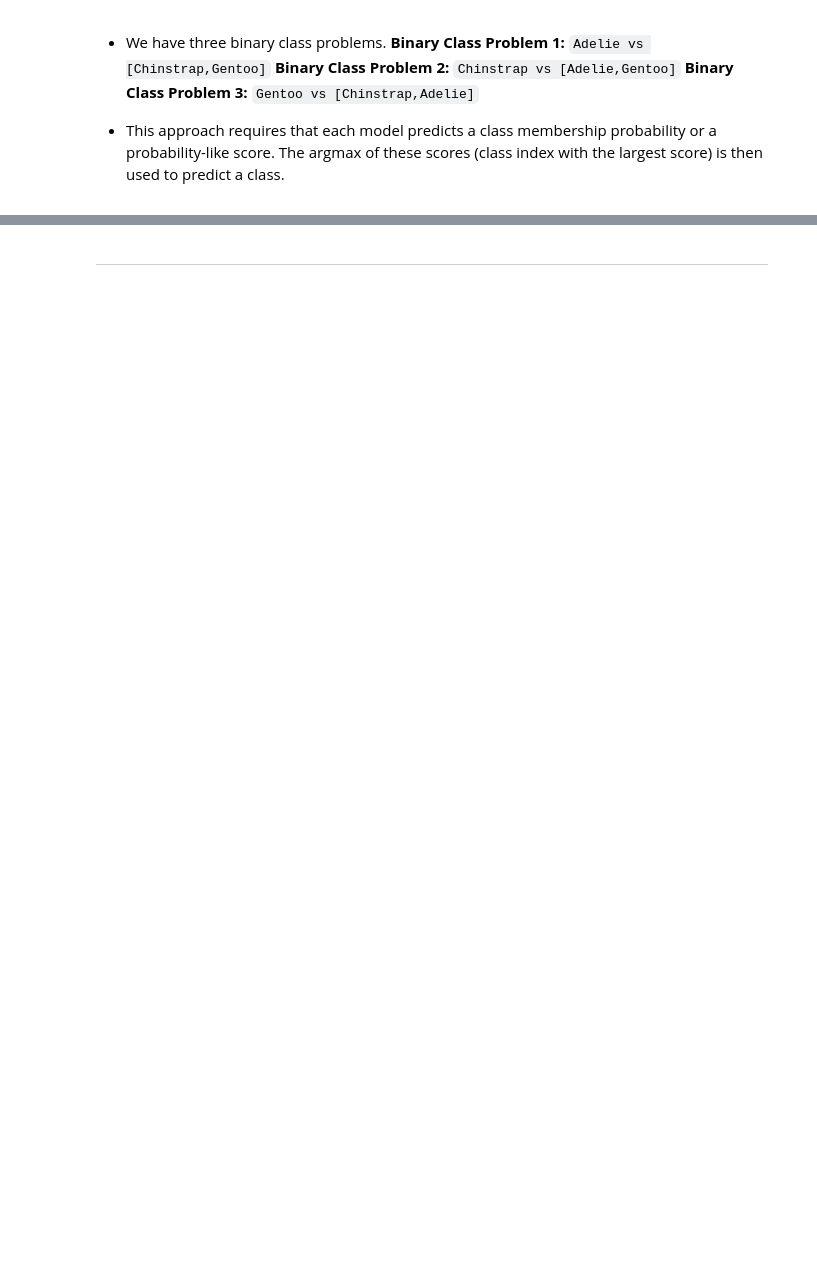
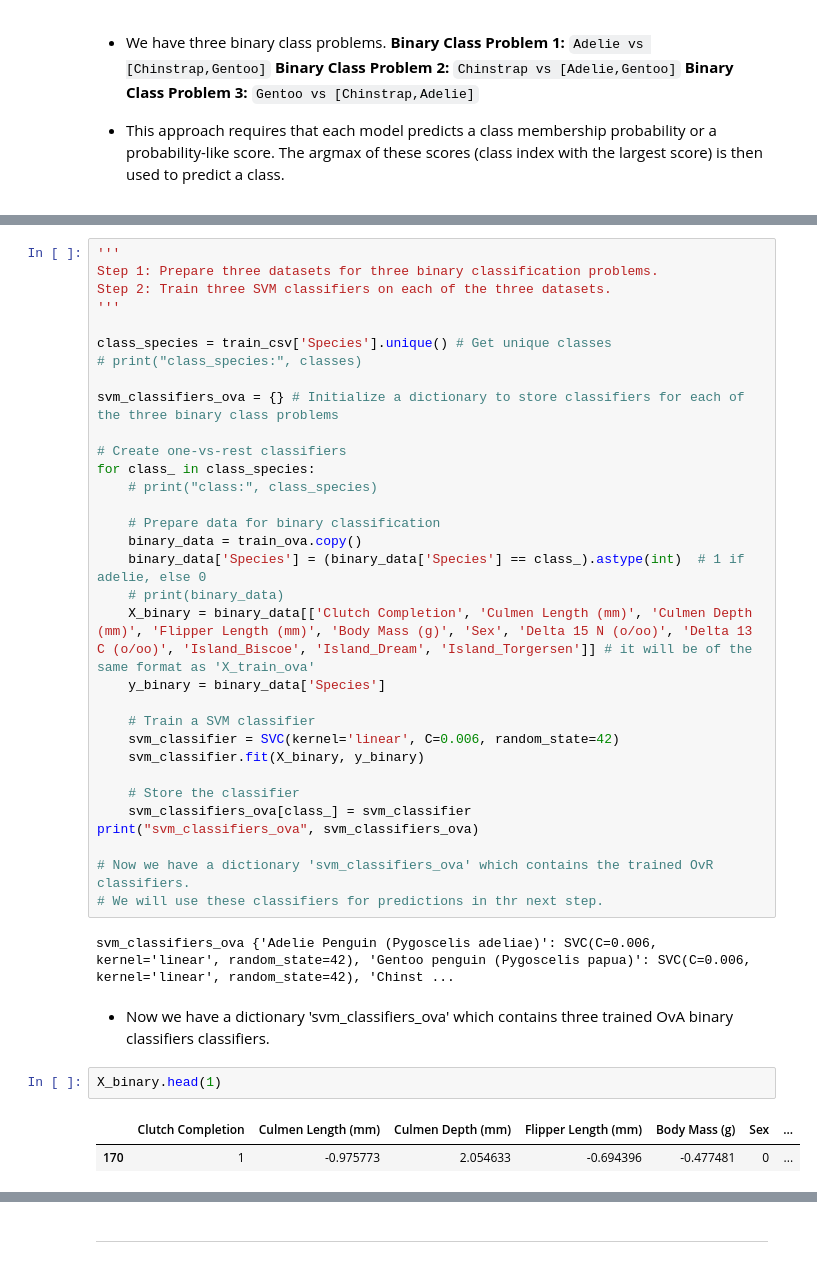
Before and after one commit to Deepti-debug/SVM-and-random-forests, a Jupyter notebook: 15_Assignment4.ipynb, the cells around one changed output, grey strips where cells are left out. Saved outputs shown, nothing was run; the diff lists cells and outputs as text; blank space fills up the shorter version.

```diff
--- a/15_Assignment4.ipynb
+++ b/15_Assignment4.ipynb
@@ -734,0 +701,41 @@ print("Accuracy:",metrics.accuracy_score(y_test, y_pr))
+# %%
+'''
+Step 1: Prepare three datasets for three binary classification problems.
+Step 2: Train three SVM classifiers on each of the three datasets.
+'''
+
+class_species = train_csv['Species'].unique() # Get unique classes
+# print("class_species:", classes)
+
+svm_classifiers_ova = {} # Initialize a dictionary to store classifiers for each of the three binary class problems
+
+# Create one-vs-rest classifiers
+for class_ in class_species:
+    # print("class:", class_species)
+
+    # Prepare data for binary classification
+    binary_data = train_ova.copy()
+    binary_data['Species'] = (binary_data['Species'] == class_).astype(int)  # 1 if adelie, else 0
+    # print(binary_data)
+    X_binary = binary_data[['Clutch Completion', 'Culmen Length (mm)', 'Culmen Depth (mm)', 'Flipper Length (mm)', 'Body Mass (g)', 'Sex', 'Delta 15 N (o/oo)', 'Delta 13 C (o/oo)', 'Island_Biscoe', 'Island_Dream', 'Island_Torgersen']] # it will be of the same format as 'X_train_ova'
+    y_binary = binary_data['Species']
+
+    # Train a SVM classifier
+    svm_classifier = SVC(kernel='linear', C=0.006, random_state=42)
+    svm_classifier.fit(X_binary, y_binary)
+
+    # Store the classifier
+    svm_classifiers_ova[class_] = svm_classifier
+print("svm_classifiers_ova", svm_classifiers_ova)
+
+# Now we have a dictionary 'svm_classifiers_ova' which contains the trained OvR classifiers.
+# We will use these classifiers for predictions in thr next step.
+# %% [output]
+svm_classifiers_ova {'Adelie Penguin (Pygoscelis adeliae)': SVC(C=0.006, kernel='linear', random_state=42), 'Gentoo penguin (Pygoscelis papua)': SVC(C=0.006, kernel='linear', random_state=42), 'Chinst ...
+# %% [markdown]
+- Now we have a dictionary 'svm_classifiers_ova' which contains three trained OvA binary classifiers classifiers.
+# %%
+X_binary.head(1)
+# %% [output]
+|  | Clutch Completion | Culmen Length (mm) | Culmen Depth (mm) | Flipper Length (mm) | Body Mass (g) | Sex | ... |
+| 170 | 1 | -0.975773 | 2.054633 | -0.694396 | -0.477481 | 0 | ... |
```
Also changed, not shown: parts of 88 cells of this notebook, 10 other files.
